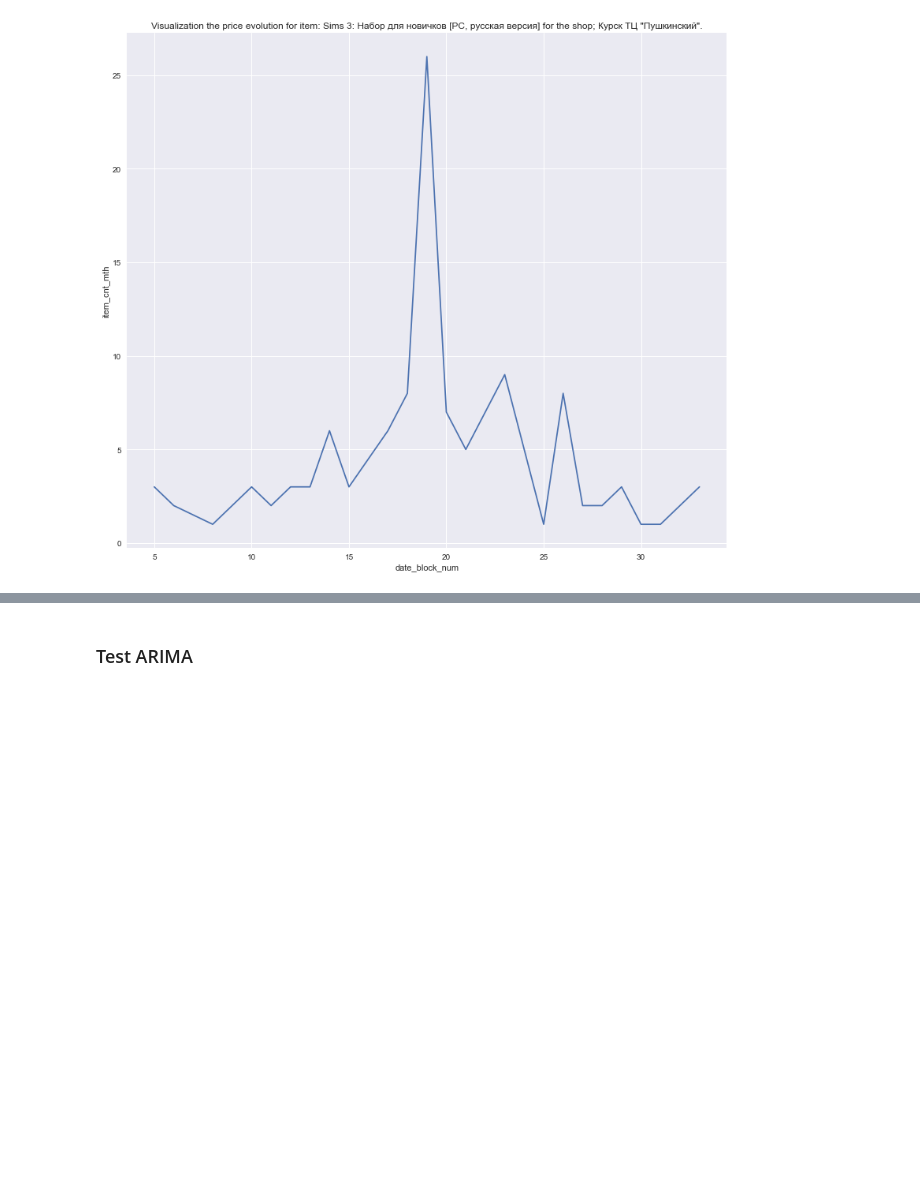
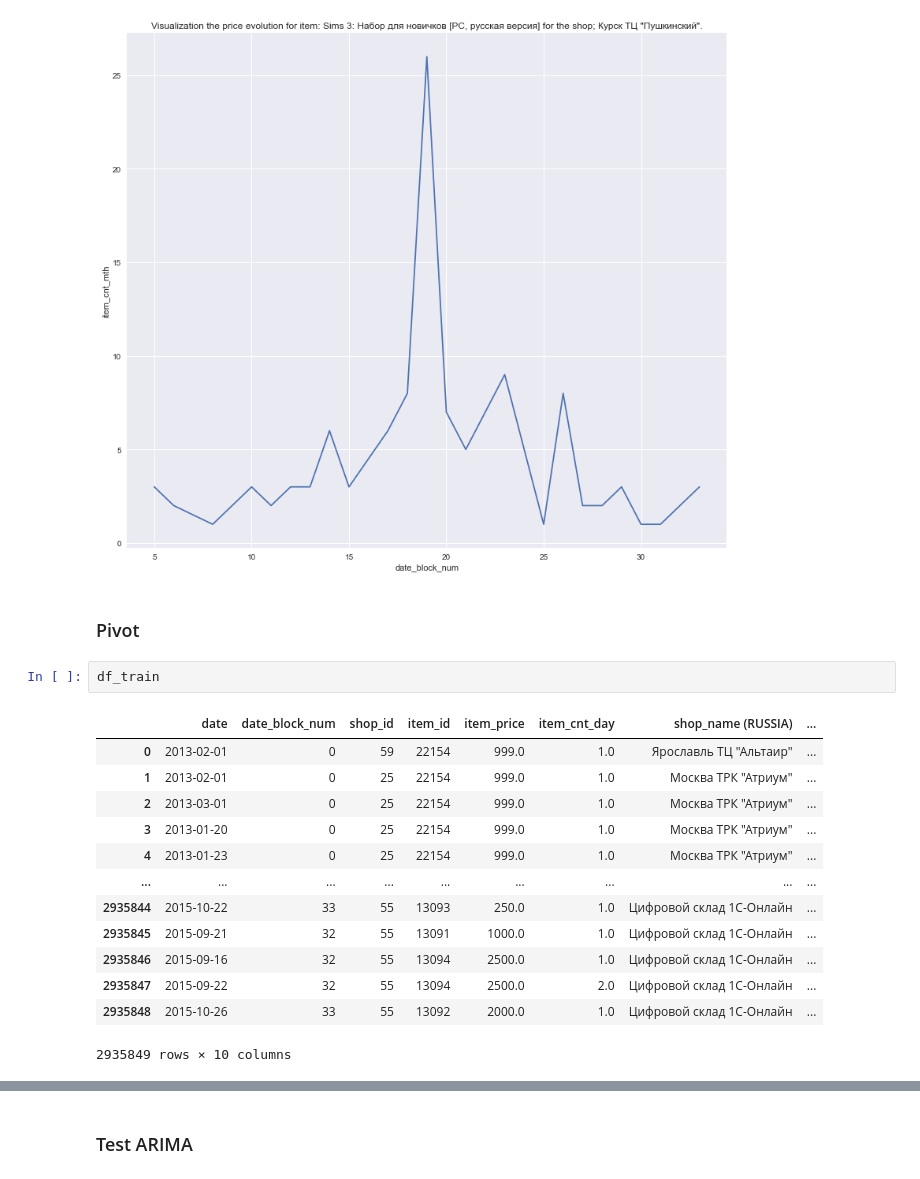
Before and after one commit to BaptPicxDev/predict-future-sales-kaggle, a Jupyter notebook: Price_Prediction.ipynb, the cells around one changed output, grey strips where cells are left out. Saved outputs shown, nothing was run; the diff lists cells and outputs as text; blank space fills up the shorter version.

```diff
--- a/Price_Prediction.ipynb
+++ b/Price_Prediction.ipynb
@@ -228,3 +238,21 @@ sns.lineplot(data=example_df, x="date_block_num", y="item_cnt_mth")
 # %% [output]
 <AxesSubplot:title={'center':'Visualization the price evolution for item: Sims 3: Набор для новичков [PC, русская версия] for the shop; Курск ТЦ "Пушкинский".'}, xlabel='date_block_num', ylabel='item_ ...
 [figure]
+# %% [markdown]
+### Pivot
+# %%
+df_train
+# %% [output]
+|  | date | date_block_num | shop_id | item_id | item_price | item_cnt_day | shop_name (RUSSIA) | ... |
+| 0 | 2013-02-01 | 0 | 59 | 22154 | 999.0 | 1.0 | Ярославль ТЦ "Альтаир" | ... |
+| 1 | 2013-02-01 | 0 | 25 | 22154 | 999.0 | 1.0 | Москва ТРК "Атриум" | ... |
+| 2 | 2013-03-01 | 0 | 25 | 22154 | 999.0 | 1.0 | Москва ТРК "Атриум" | ... |
+| 3 | 2013-01-20 | 0 | 25 | 22154 | 999.0 | 1.0 | Москва ТРК "Атриум" | ... |
+| 4 | 2013-01-23 | 0 | 25 | 22154 | 999.0 | 1.0 | Москва ТРК "Атриум" | ... |
+| ... | ... | ... | ... | ... | ... | ... | ... | ... |
+| 2935844 | 2015-10-22 | 33 | 55 | 13093 | 250.0 | 1.0 | Цифровой склад 1С-Онлайн | ... |
+| 2935845 | 2015-09-21 | 32 | 55 | 13091 | 1000.0 | 1.0 | Цифровой склад 1С-Онлайн | ... |
+| 2935846 | 2015-09-16 | 32 | 55 | 13094 | 2500.0 | 1.0 | Цифровой склад 1С-Онлайн | ... |
+| 2935847 | 2015-09-22 | 32 | 55 | 13094 | 2500.0 | 2.0 | Цифровой склад 1С-Онлайн | ... |
+| 2935848 | 2015-10-26 | 33 | 55 | 13092 | 2000.0 | 1.0 | Цифровой склад 1С-Онлайн | ... |
+2935849 rows × 10 columns
```
Also changed, not shown: parts of 35 cells of this notebook, 1 other file.
